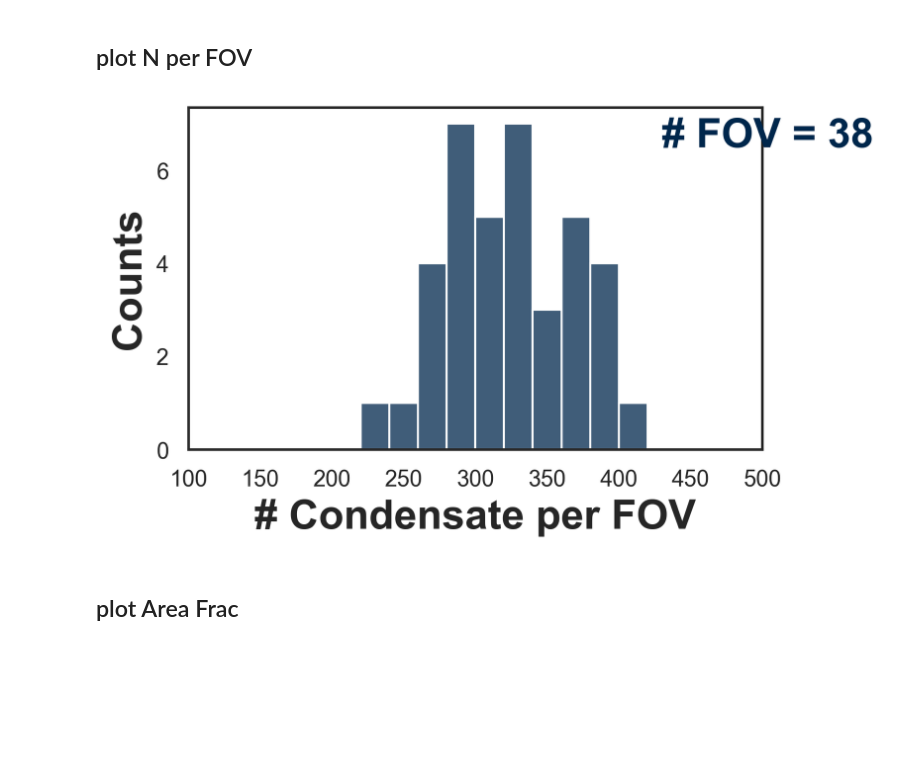
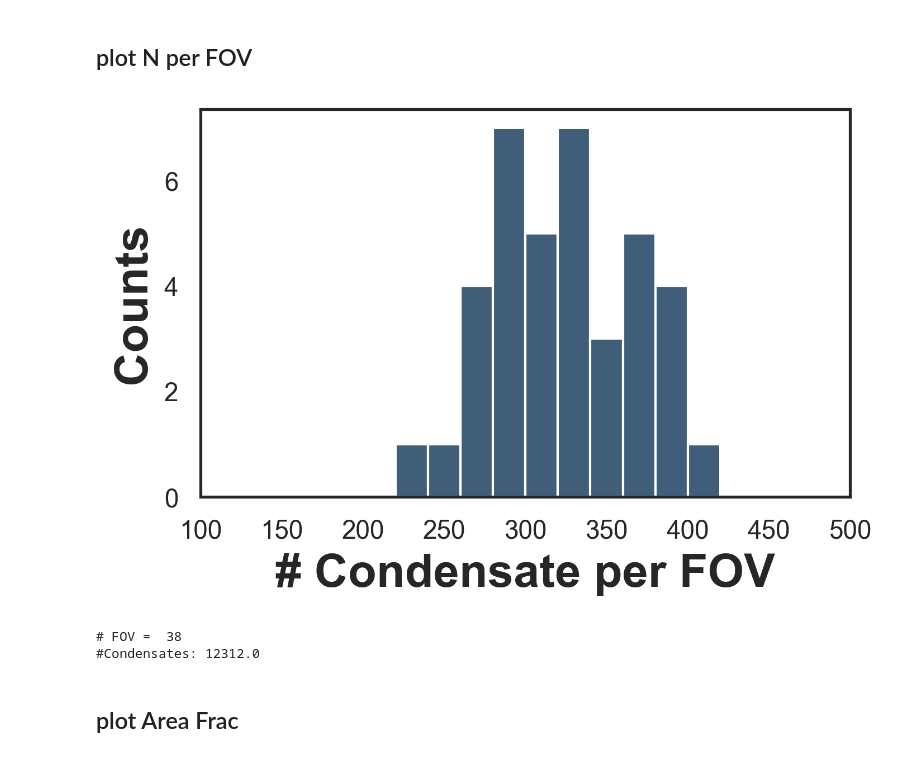
Before and after one commit to walterlab-um/intra_condensate_SPT, a Jupyter notebook: plot_paper_figure/Fig1_d_condensate_properties.ipynb, the cells around one changed output. Cells and saved outputs as stored; diff of their text form; code cells hidden in the pictures; blank space fills up the shorter version.

Commit message:
print sample size

```diff
--- a/plot_paper_figure/Fig1_d_condensate_properties.ipynb
+++ b/plot_paper_figure/Fig1_d_condensate_properties.ipynb
@@ -130,36 +130,33 @@ plt.show()
 # %%
 plt.figure(figsize=(5, 3), dpi=300)
 ax = sns.histplot(
     data=df_perFOV_stats,
     x="N_per_FOV",
     bins=20,
     color=color,
     binrange=(100, 500),
-)
-plt.text(
-    430,
-    6.5,
-    "# FOV = " + str(df_perFOV_stats.shape[0]),
-    weight="bold",
-    fontsize=20,
-    color=color,
 )
 plt.xlim(100, 500)
 plt.xlabel(
     "# Condensate per FOV",
     weight="bold",
     fontsize=20,
 )
 plt.ylabel(
     "Counts",
     weight="bold",
     fontsize=20,
 )
 fname_save = "Condensate_NperFOV_histo.png"
 plt.savefig(fname_save, format="png", bbox_inches="tight")
 plt.show()
+
+print("# FOV = ", df_perFOV_stats.shape[0])
+print("#Condensates:", df_perFOV_stats['N_per_FOV'].sum())
 # %% [output]
-[figure, old version]
+[figure, new version]
+# FOV =  38
+#Condensates: 12312.0
 # %% [markdown]
 ## plot Area Frac
 # %%
```
